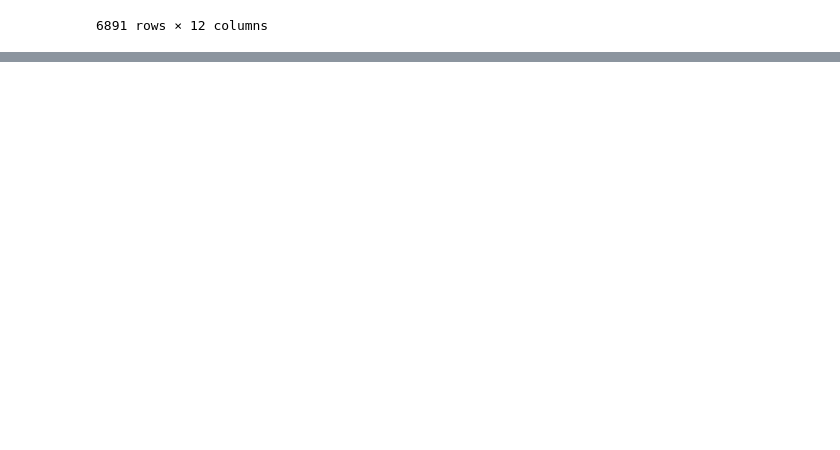
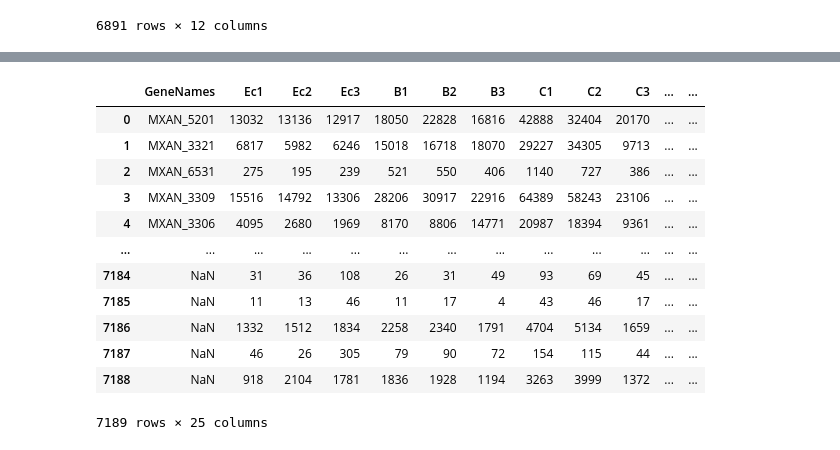
Before and after one commit to BondonMickael/M_xanthus-E_coli-Predation, a Jupyter notebook: notebooks/test_iMAT_network.ipynb, the cells around one changed output, grey strips where cells are left out. Saved outputs shown, nothing was run; the diff lists cells and outputs as text; code cells hidden in the pictures; blank space fills up the shorter version.

Commit message:
- Convert the table genes names

```diff
--- a/notebooks/test_iMAT_network.ipynb
+++ b/notebooks/test_iMAT_network.ipynb
@@ -288,9 +288,3 @@ DicoTable
 | 6889 | WP_143049089.1 | 109,891161452436 | 2,01788957892024 | 0,643239069754101 | 3,1370755816988 | 0,0017064213158805 | 0,008435401210712 | NaN | NaN | ... |
 | 6890 | WP_143049094.1 | 2090,89896910754 | 1,32918118754963 | 0,466747524468472 | 2,84775198125216 | 0,00440292229873144 | 0,0182225450814164 | MXAN_RS37770 | 41364889.0 | ... |
 6891 rows × 12 columns
-# %%
-Dico = {}
-for i in DicoTable.index:
-    Dico[DicoTable.gene[i]] = DicoTable.orgdb_old_MXAN[i]
-
-print(Dico)
@@ -327,0 +291,5 @@ M_xanthus.genes.MAXN_4565
+# %%
+dico_genes = {}
+for i in range(len(DicoTable)):
+    dico_genes.update({DicoTable.loc[i, "gene"]: DicoTable.loc[i, "orgdb_old_MXAN"]})
+dico_genes
@@ -327,0 +314,17 @@ M_xanthus.genes.MAXN_4565
+# %%
+DataTable = DataTable.replace(to_replace=dico_genes)
+DataTable
+# %% [output]
+|  | GeneNames | Ec1 | Ec2 | Ec3 | B1 | B2 | B3 | C1 | C2 | C3 | ... | ... |
+| 0 | MXAN_5201 | 13032 | 13136 | 12917 | 18050 | 22828 | 16816 | 42888 | 32404 | 20170 | ... | ... |
+| 1 | MXAN_3321 | 6817 | 5982 | 6246 | 15018 | 16718 | 18070 | 29227 | 34305 | 9713 | ... | ... |
+| 2 | MXAN_6531 | 275 | 195 | 239 | 521 | 550 | 406 | 1140 | 727 | 386 | ... | ... |
+| 3 | MXAN_3309 | 15516 | 14792 | 13306 | 28206 | 30917 | 22916 | 64389 | 58243 | 23106 | ... | ... |
+| 4 | MXAN_3306 | 4095 | 2680 | 1969 | 8170 | 8806 | 14771 | 20987 | 18394 | 9361 | ... | ... |
+| ... | ... | ... | ... | ... | ... | ... | ... | ... | ... | ... | ... | ... |
+| 7184 | NaN | 31 | 36 | 108 | 26 | 31 | 49 | 93 | 69 | 45 | ... | ... |
+| 7185 | NaN | 11 | 13 | 46 | 11 | 17 | 4 | 43 | 46 | 17 | ... | ... |
+| 7186 | NaN | 1332 | 1512 | 1834 | 2258 | 2340 | 1791 | 4704 | 5134 | 1659 | ... | ... |
+| 7187 | NaN | 46 | 26 | 305 | 79 | 90 | 72 | 154 | 115 | 44 | ... | ... |
+| 7188 | NaN | 918 | 2104 | 1781 | 1836 | 1928 | 1194 | 3263 | 3999 | 1372 | ... | ... |
+7189 rows × 25 columns
```
Also changed, not shown: parts of 8 cells of this notebook, 1 other file.
